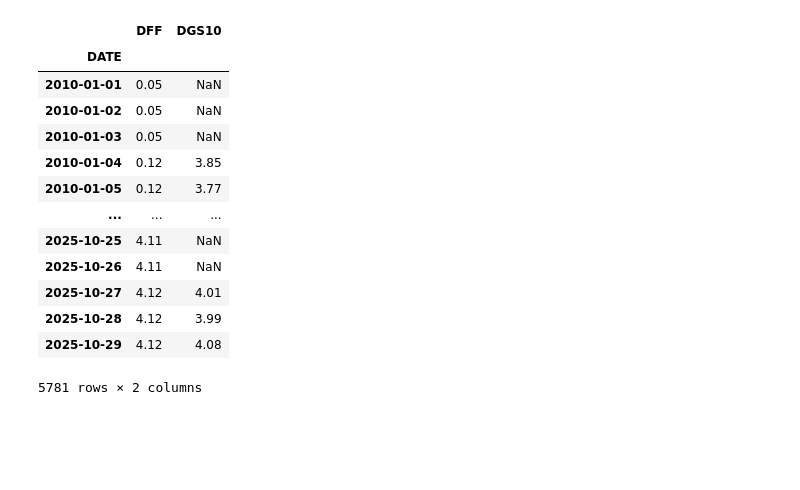
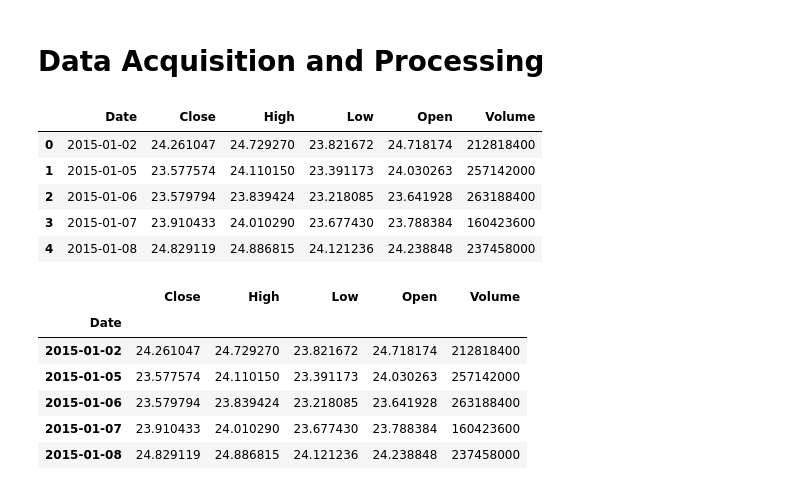
Before and after one commit to Narodomy/Time-Series-Generative-AI-for-Asset-Investment, a Jupyter notebook: notebooks/Untitled1.ipynb, the cells around one changed output. Drawn from its saved outputs; the diff is of its cells as text; code cells hidden in the pictures; blank space fills up the shorter version.

```diff
--- a/notebooks/Untitled1.ipynb
+++ b/notebooks/Untitled1.ipynb
@@ -1,32 +1,35 @@
 # %%
-import pandas_datareader.data as web
-import datetime
+import os
+import pandas as pd
+import numpy as np
+import datetime as dt
+import matplotlib.pyplot as plt
 
-# 1. กำหนดช่วงเวลาที่ต้องการ
-start = datetime.datetime(2010, 1, 1)
-end = datetime.datetime(2025, 10, 31)
-
-# 2. กำหนด Ticker ที่ต้องการจาก FRED
-# คุณสามารถใส่เป็น List เพื่อโหลดหลายตัวพร้อมกันได้เลย
-tickers = ['DFF', 'DGS10']
-
-# 3. สั่งโหลดข้อมูล โดยระบุ source เป็น 'fred'
-df = web.DataReader(tickers, 'fred', start, end)
-
-# 4. แสดงผล
-df
+from utils.paths import ROOT, DATA_DIR, RAW_DIR, PROCESSED_DIR, EQUITY_DIR
-# %% [output]
-|  | DFF | DGS10 |
-| DATE |  |  |
-| 2010-01-01 | 0.05 | NaN |
-| 2010-01-02 | 0.05 | NaN |
-| 2010-01-03 | 0.05 | NaN |
-| 2010-01-04 | 0.12 | 3.85 |
-| 2010-01-05 | 0.12 | 3.77 |
-| ... | ... | ... |
-| 2025-10-25 | 4.11 | NaN |
-| 2025-10-26 | 4.11 | NaN |
-| 2025-10-27 | 4.12 | 4.01 |
-| 2025-10-28 | 4.12 | 3.99 |
-| 2025-10-29 | 4.12 | 4.08 |
-5781 rows × 2 columns
+# %% [markdown]
+# Data Acquisition and Processing
+# %%
+eq_pth = os.path.join(EQUITY_DIR, "1d", "AAPL.csv")
+eq_df = pd.read_csv(eq_pth, skiprows=2)
+eq_df.columns = ["Date", "Close", "High", "Low", "Open", "Volume"]
+eq_df.head()
+# %% [output]
+|  | Date | Close | High | Low | Open | Volume |
+| 0 | 2015-01-02 | 24.261047 | 24.729270 | 23.821672 | 24.718174 | 212818400 |
+| 1 | 2015-01-05 | 23.577574 | 24.110150 | 23.391173 | 24.030263 | 257142000 |
+| 2 | 2015-01-06 | 23.579794 | 23.839424 | 23.218085 | 23.641928 | 263188400 |
+| 3 | 2015-01-07 | 23.910433 | 24.010290 | 23.677430 | 23.788384 | 160423600 |
+| 4 | 2015-01-08 | 24.829119 | 24.886815 | 24.121236 | 24.238848 | 237458000 |
+# %%
+eq_df["Date"] = pd.to_datetime(eq_df["Date"])
+# Covert from Date feature as index of dataframe
+eq_df.set_index("Date", inplace=True)
+eq_df.head()
+# %% [output]
+|  | Close | High | Low | Open | Volume |
+| Date |  |  |  |  |  |
+| 2015-01-02 | 24.261047 | 24.729270 | 23.821672 | 24.718174 | 212818400 |
+| 2015-01-05 | 23.577574 | 24.110150 | 23.391173 | 24.030263 | 257142000 |
+| 2015-01-06 | 23.579794 | 23.839424 | 23.218085 | 23.641928 | 263188400 |
+| 2015-01-07 | 23.910433 | 24.010290 | 23.677430 | 23.788384 | 160423600 |
+| 2015-01-08 | 24.829119 | 24.886815 | 24.121236 | 24.238848 | 237458000 |
```
Also changed, not shown: parts of 21 cells of this notebook, 5 other files.
